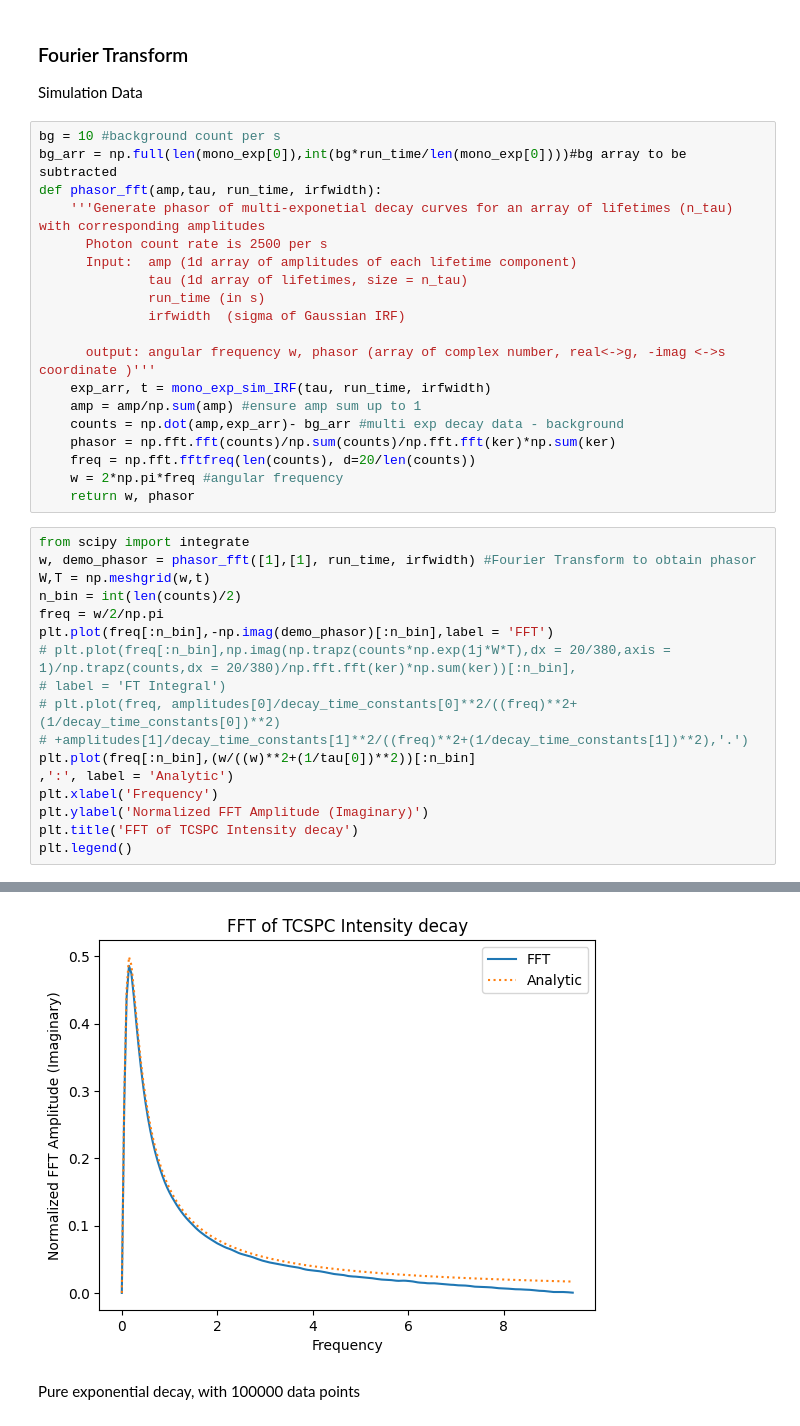
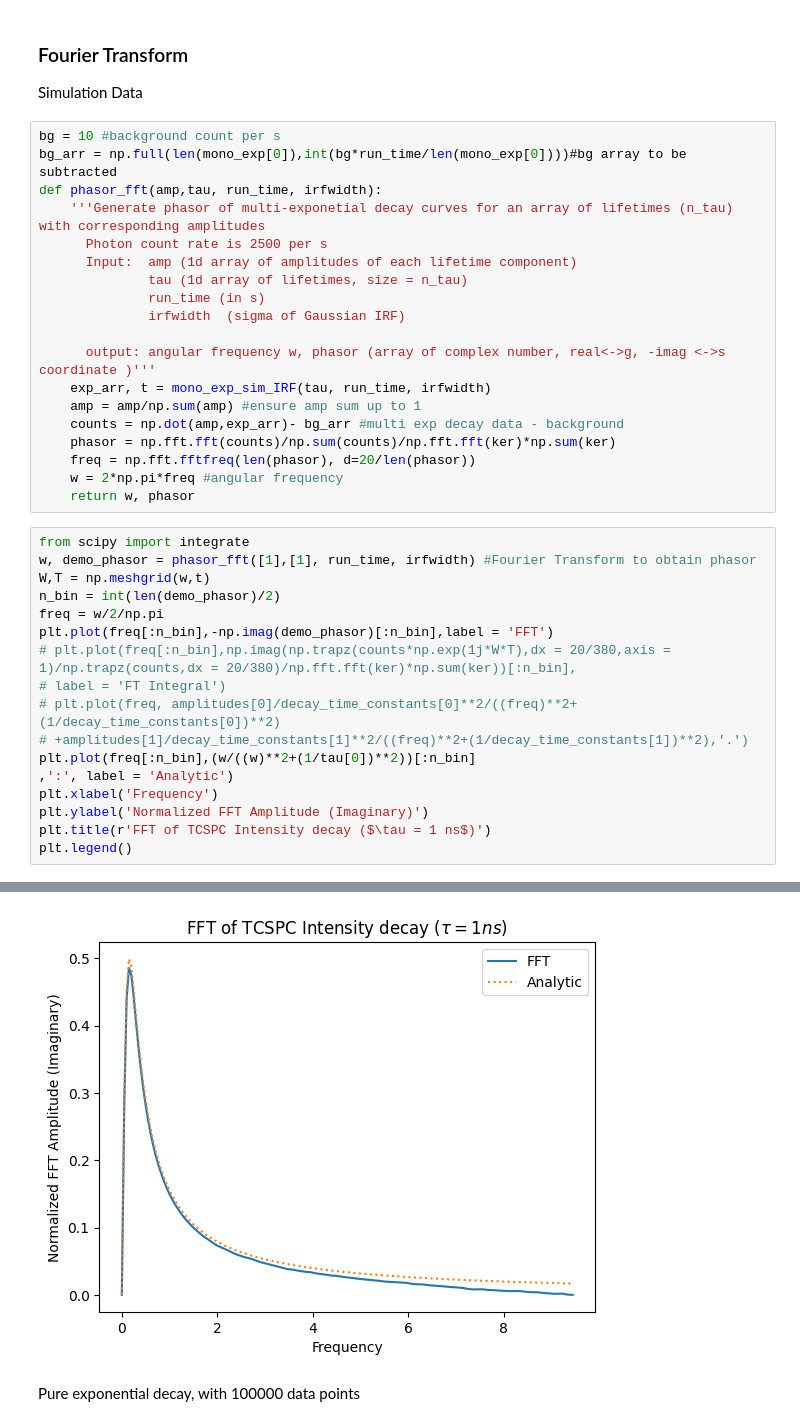
Before and after one commit to ngcnpeter/Y3_Group_Project_2B, a Jupyter notebook: TCSPC-simulation/2Bsimulation.ipynb, the cells around one changed output, grey strips where cells are left out. Drawn from its saved outputs; the diff is of its cells as text.

Commit message:
phasor

```diff
--- a/TCSPC-simulation/2Bsimulation.ipynb
+++ b/TCSPC-simulation/2Bsimulation.ipynb
@@ -264,29 +271,29 @@ def phasor_fft(amp,tau, run_time, irfwidth):
     amp = amp/np.sum(amp) #ensure amp sum up to 1
     counts = np.dot(amp,exp_arr)- bg_arr #multi exp decay data - background
     phasor = np.fft.fft(counts)/np.sum(counts)/np.fft.fft(ker)*np.sum(ker)
-    freq = np.fft.fftfreq(len(counts), d=20/len(counts))
+    freq = np.fft.fftfreq(len(phasor), d=20/len(phasor))
     w = 2*np.pi*freq #angular frequency
     return w, phasor
 # %%
 from scipy import integrate
 w, demo_phasor = phasor_fft([1],[1], run_time, irfwidth) #Fourier Transform to obtain phasor
 W,T = np.meshgrid(w,t)
-n_bin = int(len(counts)/2)
+n_bin = int(len(demo_phasor)/2)
 freq = w/2/np.pi
 plt.plot(freq[:n_bin],-np.imag(demo_phasor)[:n_bin],label = 'FFT')
 # plt.plot(freq[:n_bin],np.imag(np.trapz(counts*np.exp(1j*W*T),dx = 20/380,axis = 1)/np.trapz(counts,dx = 20/380)/np.fft.fft(ker)*np.sum(ker))[:n_bin],
 # label = 'FT Integral')
 # plt.plot(freq, amplitudes[0]/decay_time_constants[0]**2/((freq)**2+(1/decay_time_constants[0])**2)
 # +amplitudes[1]/decay_time_constants[1]**2/((freq)**2+(1/decay_time_constants[1])**2),'.')
 plt.plot(freq[:n_bin],(w/((w)**2+(1/tau[0])**2))[:n_bin]
 ,':', label = 'Analytic')
 plt.xlabel('Frequency')
 plt.ylabel('Normalized FFT Amplitude (Imaginary)')
-plt.title('FFT of TCSPC Intensity decay')
+plt.title(r'FFT of TCSPC Intensity decay ($\tau = 1 ns$)')
 plt.legend()
 # %% [output]
 <matplotlib.legend.Legend at 0x...>
-[figure, old version]
+[figure, new version]
 # %% [markdown]
 Pure exponential decay, with 100000 data points
 # %%
```
Also changed, not shown: parts of 6 cells of this notebook.
